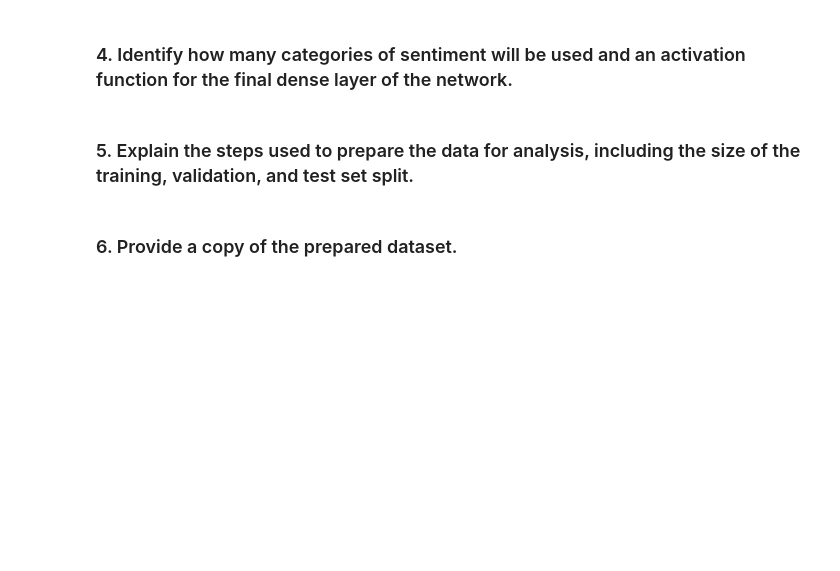
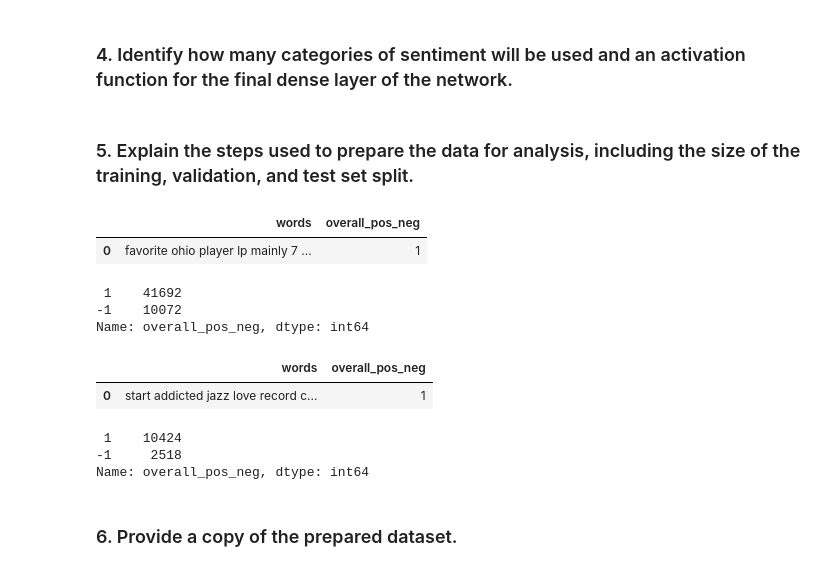
Before and after one commit to chrispaynes/OSDSC-Portfolio, a Jupyter notebook: neural_networks_sentiment_analysis/nn_sentiment_analysis.ipynb, the cells around one changed output. Saved outputs shown, nothing was run; the diff lists cells and outputs as text; code cells hidden in the pictures; blank space fills up the shorter version.

```diff
--- a/neural_networks_sentiment_analysis/nn_sentiment_analysis.ipynb
+++ b/neural_networks_sentiment_analysis/nn_sentiment_analysis.ipynb
@@ -362,6 +479,42 @@ get_index(data=prep_df.words)
 ### 4.  Identify how many categories of sentiment will be used and an activation function for the final dense layer of the network.
 # %% [markdown]
 ### 5.  Explain the steps used to prepare the data for analysis, including the size of the training, validation, and test set split.
+# %%
+from sklearn.model_selection import train_test_split
+
+prep_df["overall_pos_neg"] = prep_df.overall.map(lambda x: 1 if x > 3 else -1 )
+
+# x should be padded seqs
+X, y = prep_df["words"], prep_df["overall_pos_neg"]
+
+# y
+
+# # # prep_df.head()
+# # # X = StandardScaler().fit_transform(X)
+X_train, X_test, y_train, y_test = train_test_split(
+    X, y, test_size=0.2, random_state=RANDOM_STATE, stratify=y
+)
+
+cols = ["words", "overall_pos_neg"]
+train_df= pd.DataFrame(zip(X_train, y_train), columns=cols)
+train_df.head(1)
+train_df.overall_pos_neg.value_counts()
+
+
+test_df= pd.DataFrame(zip(X_test, y_test), columns=cols)
+test_df.head(1)
+test_df.overall_pos_neg.value_counts()
+# %% [output]
+|  | words | overall_pos_neg |
+| 0 | favorite ohio player lp mainly 7 ... | 1 |
+ 1    41692
+-1    10072
+Name: overall_pos_neg, dtype: int64
+|  | words | overall_pos_neg |
+| 0 | start addicted jazz love record c... | 1 |
+ 1    10424
+-1     2518
+Name: overall_pos_neg, dtype: int64
 # %% [markdown]
 ### 6.  Provide a copy of the prepared dataset.
 # %% [markdown]
```
Also changed, not shown: parts of 18 cells of this notebook.
